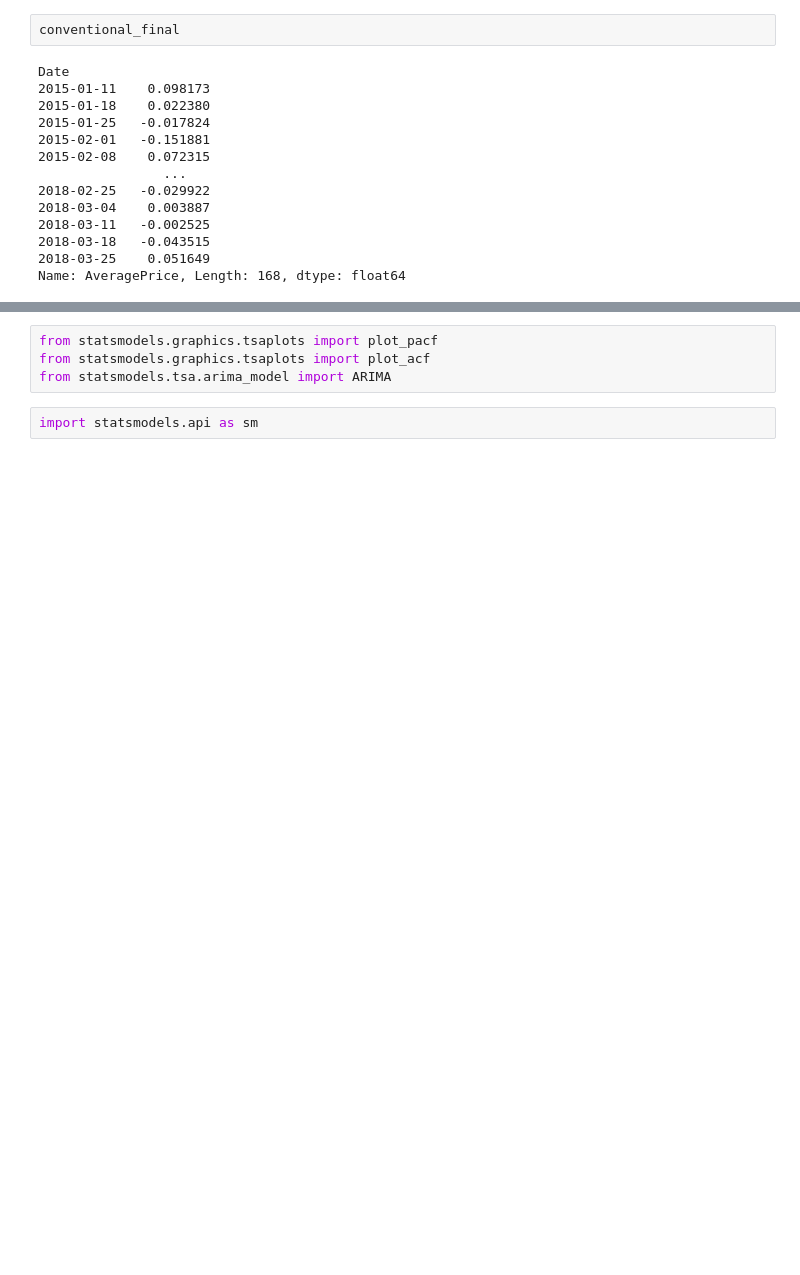
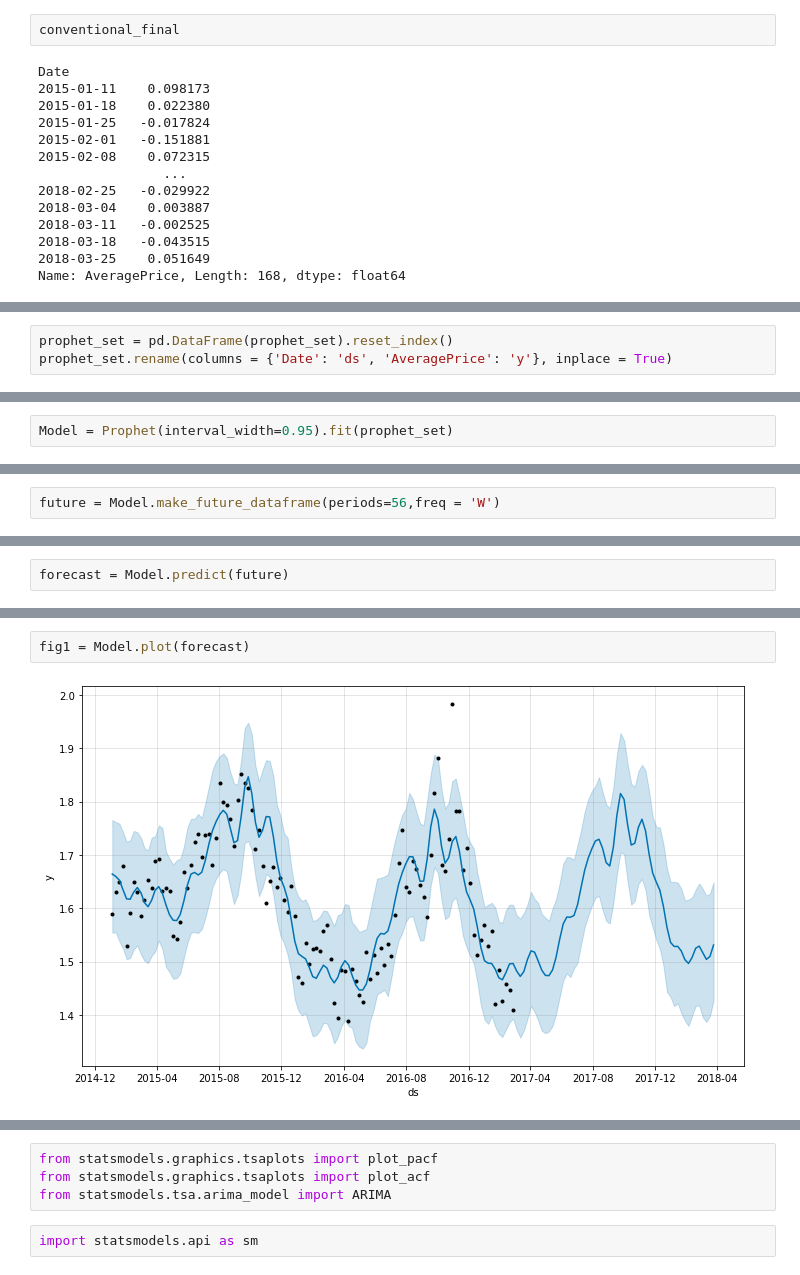
Before and after one commit to rmei97/avocado_prices, a Jupyter notebook: data_exploration.ipynb, the cells around one changed output, grey strips where cells are left out. Drawn from its saved outputs; the diff is of its cells as text; blank space fills up the shorter version.

Commit message:
fbprophet models

```diff
--- a/data_exploration.ipynb
+++ b/data_exploration.ipynb
@@ -505,0 +676,3 @@ Name: AveragePrice, Length: 168, dtype: float64
+# %%
+prophet_set = pd.DataFrame(prophet_set).reset_index()
+prophet_set.rename(columns = {'Date': 'ds', 'AveragePrice': 'y'}, inplace = True)
@@ -505,0 +690,2 @@ Name: AveragePrice, Length: 168, dtype: float64
+# %%
+Model = Prophet(interval_width=0.95).fit(prophet_set)
@@ -505,0 +697,2 @@ Name: AveragePrice, Length: 168, dtype: float64
+# %%
+future = Model.make_future_dataframe(periods=56,freq = 'W')
@@ -505,0 +708,2 @@ Name: AveragePrice, Length: 168, dtype: float64
+# %%
+forecast = Model.predict(future)
@@ -505,0 +719,4 @@ Name: AveragePrice, Length: 168, dtype: float64
+# %%
+fig1 = Model.plot(forecast)
+# %% [output]
+[figure, added]
```
Also changed, not shown: parts of 48 cells of this notebook.
